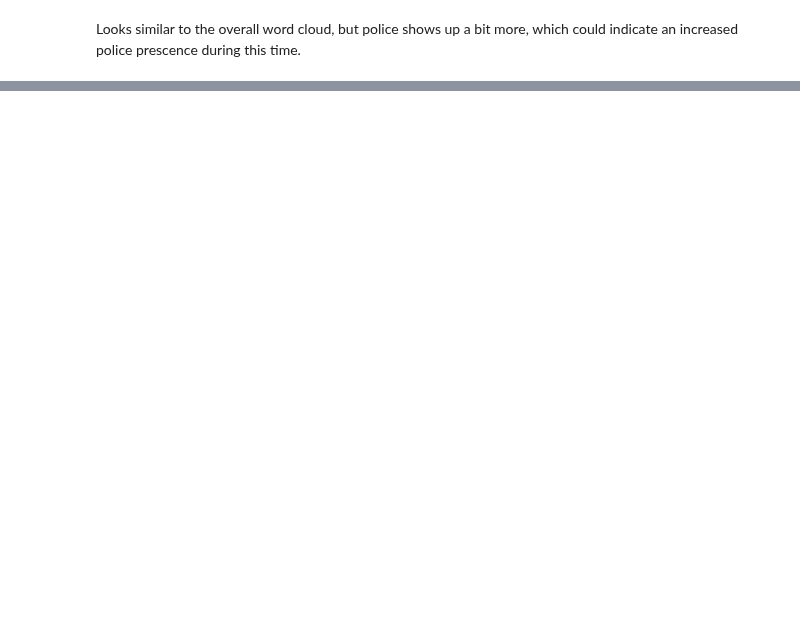
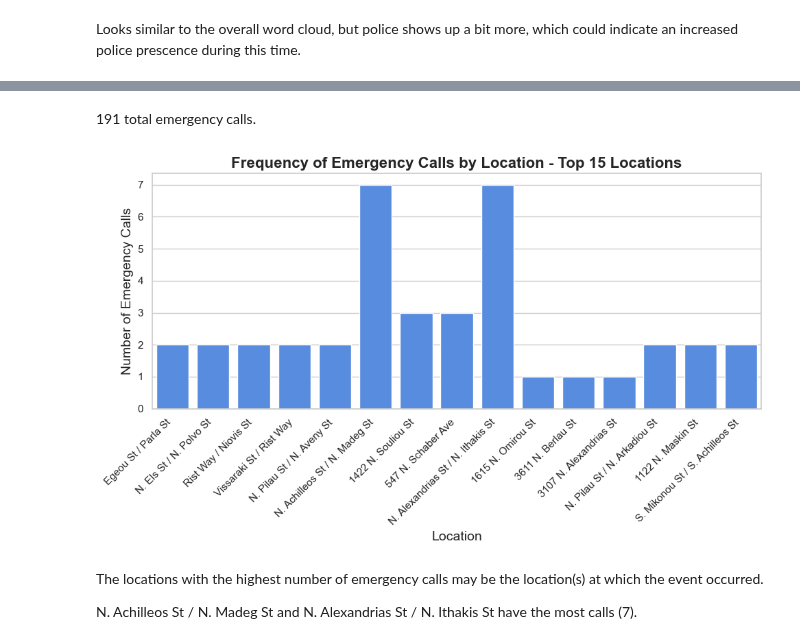
Before and after one commit to sydneybulatao/CS178-Final, a Jupyter notebook: Q1/Q1.ipynb, the cells around one changed output, grey strips where cells are left out. Saved outputs shown, nothing was run; the diff lists cells and outputs as text; code cells hidden in the pictures; blank space fills up the shorter version.

```diff
--- a/Q1/Q1.ipynb
+++ b/Q1/Q1.ipynb
@@ -144,0 +195,10 @@ Looks similar to the overall word cloud, but police shows up a bit more, which c
+# %%
+# Inspecting the ccdata
+cc_df = df[df['type'] == 'ccdata']
+len(cc_df)
+
+# Clean up location data
+cc_df = cc_df.rename(columns={' location': 'location'})
+cc_df['location'] = cc_df['location'].str.strip()  # Remove leading/trailing spaces
+
+cc_df.head()
@@ -144,0 +212,33 @@ Looks similar to the overall word cloud, but police shows up a bit more, which c
+# %% [markdown]
+191 total emergency calls.
+# %%
+# Emergency calls by location
+# Drop nulls for this
+cc_no_nulls = cc_df.dropna(subset=['location'])  # Drop rows where location is null
+sns.set(style="whitegrid")
+plt.figure(figsize=(10, 6))
+
+
+
+# Get the top 15 locations by frequency of ccdata entries
+top_locations = cc_no_nulls['location'].value_counts().nlargest(15).index
+ccdata_top_locations = cc_no_nulls[cc_no_nulls['location'].isin(top_locations)]
+sns.countplot(data=ccdata_top_locations, x='location', color='#4287f5')
+
+# Labels & title
+plt.title('Frequency of Emergency Calls by Location - Top 15 Locations', fontsize=16, weight='bold')
+plt.xlabel('Location', fontsize=14)
+plt.ylabel('Number of Emergency Calls', fontsize=14)
+
+# Rotate x-axis labels for readability
+plt.xticks(rotation=45, ha='right')
+
+plt.grid(True, axis='y')
+plt.tight_layout()
+plt.show()
+# %% [output]
+[figure, added]
+# %% [markdown]
+The locations with the highest number of emergency calls may be the location(s) at which the event occurred.
+
+N. Achilleos St / N. Madeg St and N. Alexandrias St / N. Ithakis St have the most calls (7).
```
Also changed, not shown: parts of 12 cells of this notebook.
